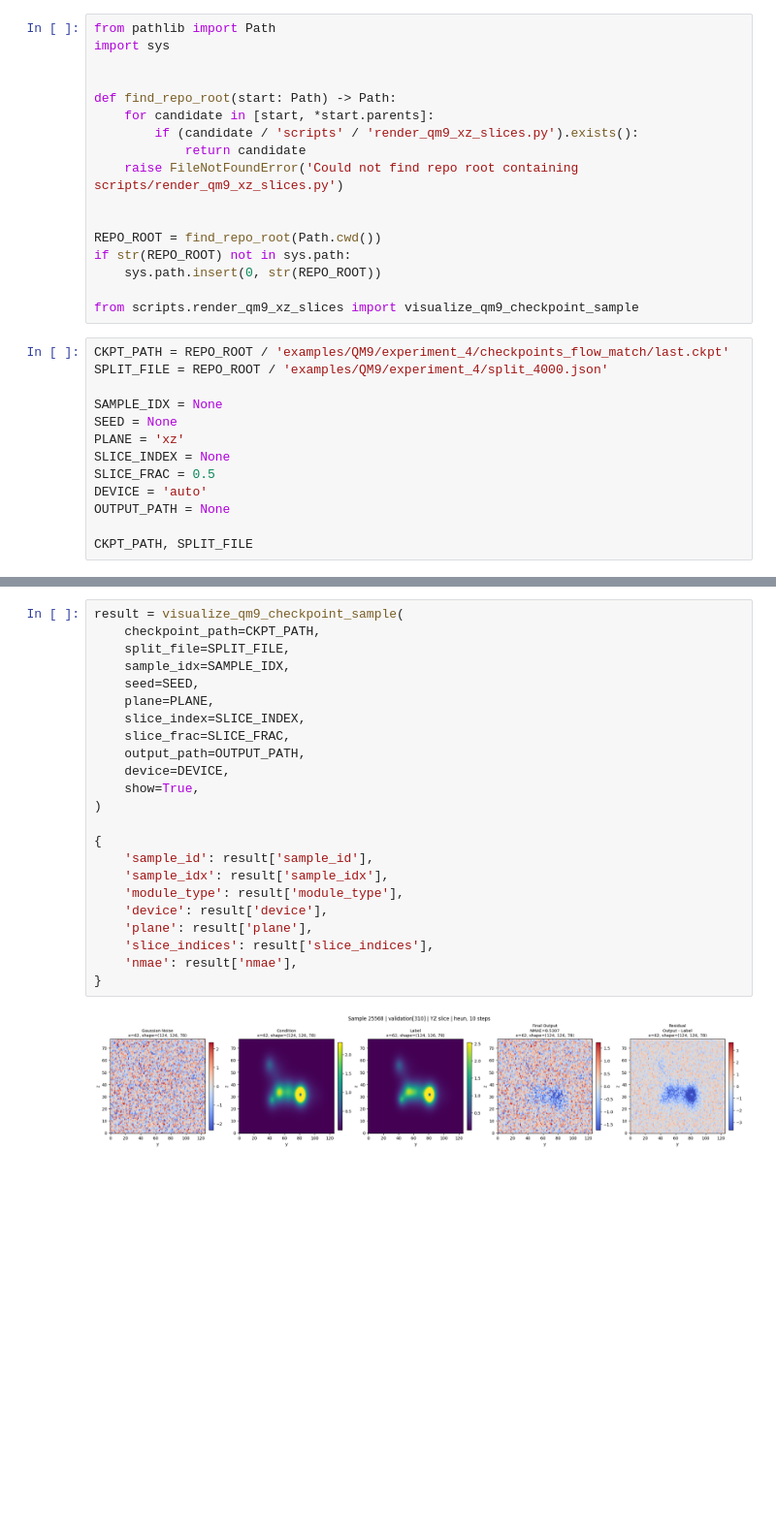
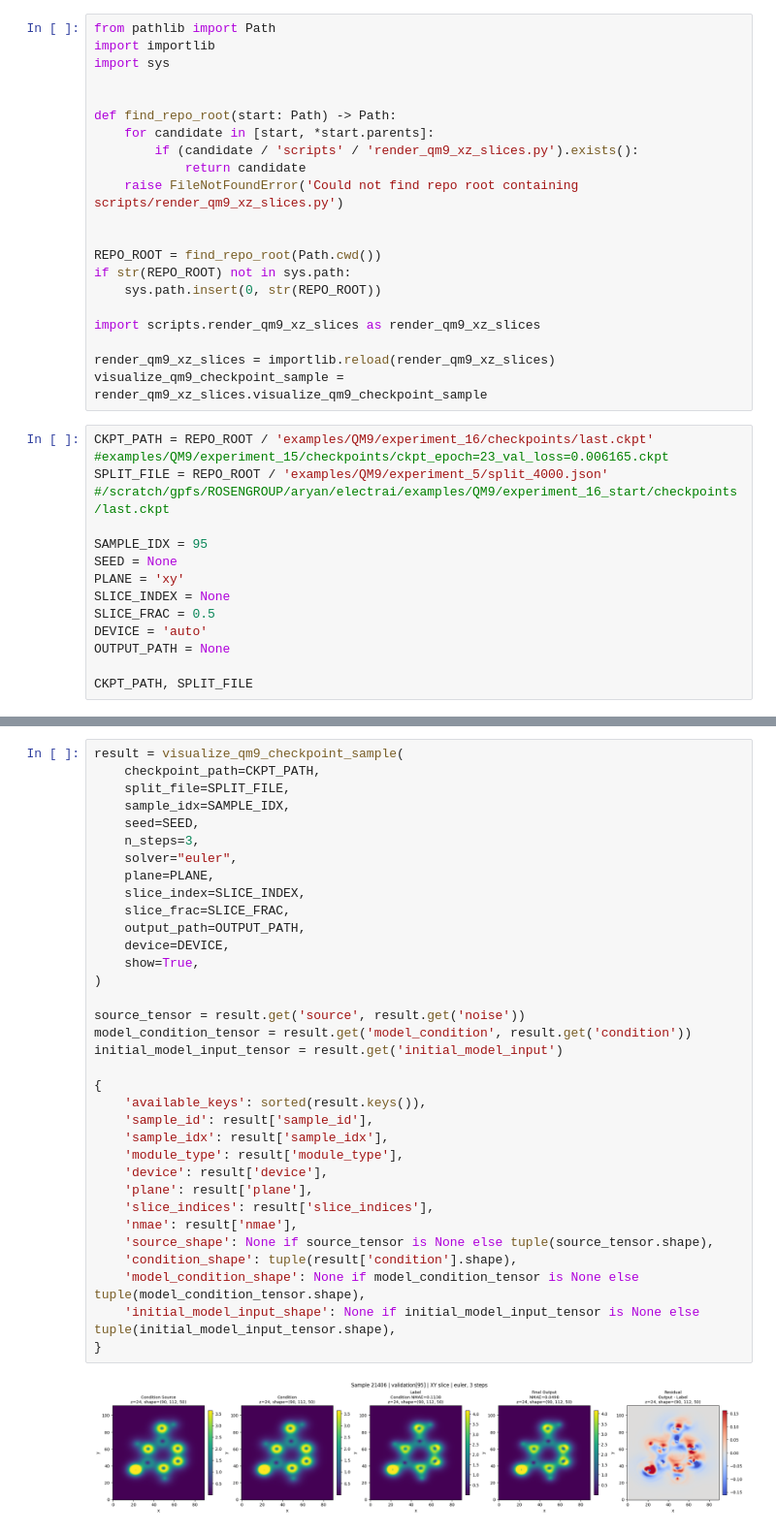
Before and after one commit to aryannsaha/electrai, a Jupyter notebook: scripts/visualize_qm9_checkpoint.ipynb, the cells around one changed output, grey strips where cells are left out. Shown at 97% size. Saved outputs shown, nothing was run; the diff lists cells and outputs as text; blank space fills up the shorter version.

```diff
--- a/scripts/visualize_qm9_checkpoint.ipynb
+++ b/scripts/visualize_qm9_checkpoint.ipynb
@@ -5,5 +5,6 @@ This notebook calls `visualize_qm9_checkpoint_sample(...)` directly from `script
 # %%
 from pathlib import Path
+import importlib
 import sys
 
 
@@ -18,14 +19,19 @@ REPO_ROOT = find_repo_root(Path.cwd())
 if str(REPO_ROOT) not in sys.path:
     sys.path.insert(0, str(REPO_ROOT))
 
-from scripts.render_qm9_xz_slices import visualize_qm9_checkpoint_sample
+import scripts.render_qm9_xz_slices as render_qm9_xz_slices
+
+render_qm9_xz_slices = importlib.reload(render_qm9_xz_slices)
+visualize_qm9_checkpoint_sample = render_qm9_xz_slices.visualize_qm9_checkpoint_sample
 # %%
-CKPT_PATH = REPO_ROOT / 'examples/QM9/experiment_4/checkpoints_flow_match/last.ckpt'
-SPLIT_FILE = REPO_ROOT / 'examples/QM9/experiment_4/split_4000.json'
+CKPT_PATH = REPO_ROOT / 'examples/QM9/experiment_16/checkpoints/last.ckpt'
+#examples/QM9/experiment_15/checkpoints/ckpt_epoch=23_val_loss=0.006165.ckpt
+SPLIT_FILE = REPO_ROOT / 'examples/QM9/experiment_5/split_4000.json'
+#/scratch/gpfs/ROSENGROUP/aryan/electrai/examples/QM9/experiment_16_start/checkpoints/last.ckpt
 
-SAMPLE_IDX = None
+SAMPLE_IDX = 95
 SEED = None
-PLANE = 'xz'
+PLANE = 'xy'
 SLICE_INDEX = None
 SLICE_FRAC = 0.5
 DEVICE = 'auto'
@@ -38,25 +44,36 @@ CKPT_PATH, SPLIT_FILE
 # %%
 result = visualize_qm9_checkpoint_sample(
     checkpoint_path=CKPT_PATH,
     split_file=SPLIT_FILE,
     sample_idx=SAMPLE_IDX,
     seed=SEED,
+    n_steps=3,
+    solver="euler",
     plane=PLANE,
     slice_index=SLICE_INDEX,
     slice_frac=SLICE_FRAC,
     output_path=OUTPUT_PATH,
     device=DEVICE,
     show=True,
 )
 
+source_tensor = result.get('source', result.get('noise'))
+model_condition_tensor = result.get('model_condition', result.get('condition'))
+initial_model_input_tensor = result.get('initial_model_input')
+
 {
+    'available_keys': sorted(result.keys()),
     'sample_id': result['sample_id'],
     'sample_idx': result['sample_idx'],
     'module_type': result['module_type'],
     'device': result['device'],
     'plane': result['plane'],
     'slice_indices': result['slice_indices'],
     'nmae': result['nmae'],
+    'source_shape': None if source_tensor is None else tuple(source_tensor.shape),
+    'condition_shape': tuple(result['condition'].shape),
+    'model_condition_shape': None if model_condition_tensor is None else tuple(model_condition_tensor.shape),
+    'initial_model_input_shape': None if initial_model_input_tensor is None else tuple(initial_model_input_tensor.shape),
 }
 # %% [output]
-[figure, old version]
+[figure, new version]
```
Also changed, not shown: parts of 8 cells of this notebook, 32 other files.
